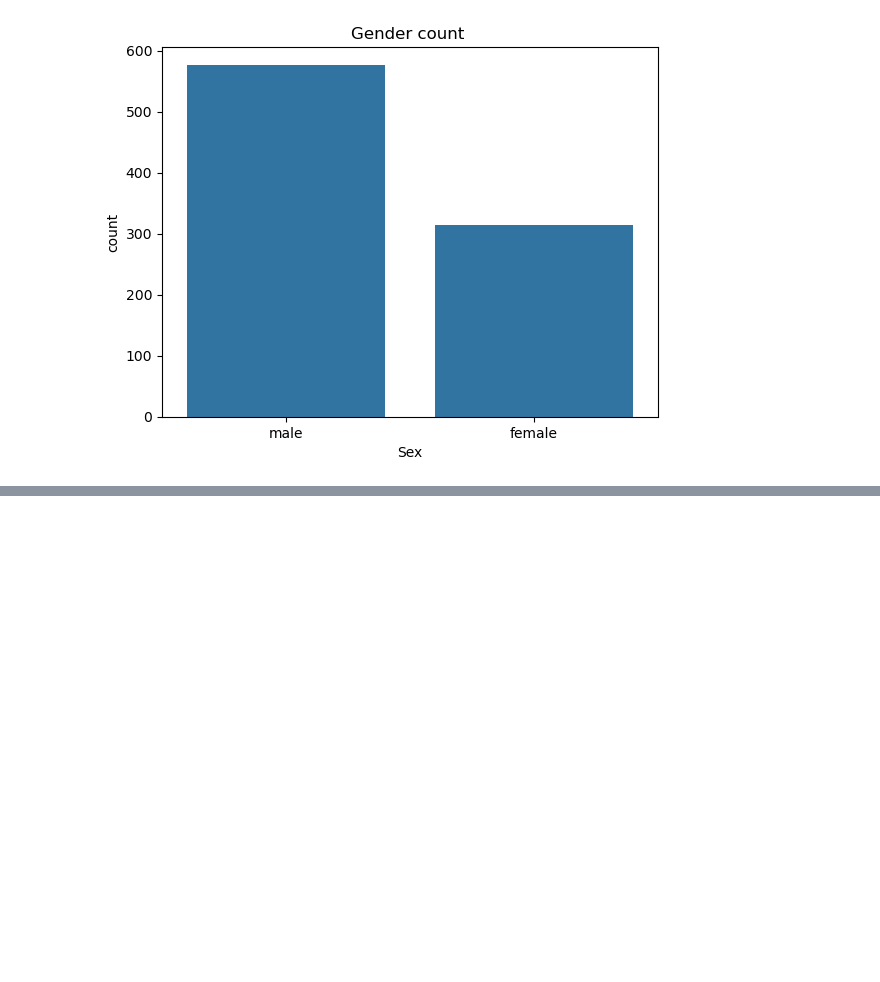
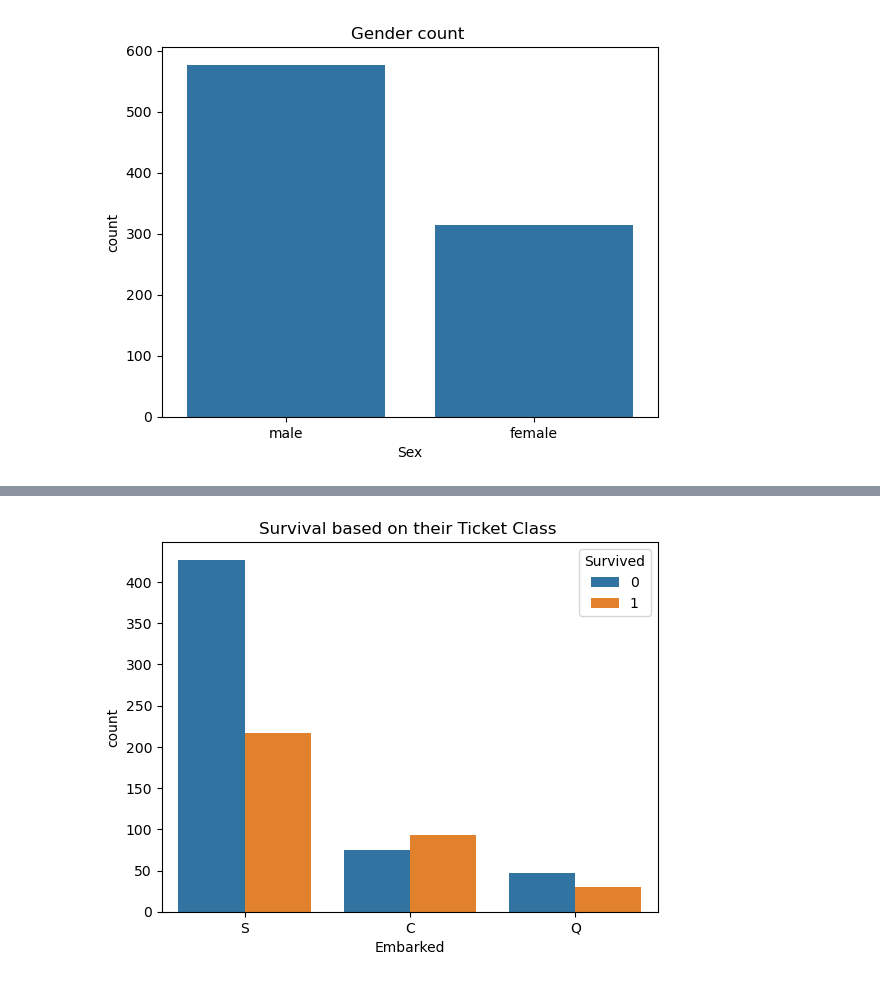
Before and after one commit to sandeshbhatta495/AI, a Jupyter notebook: Titanic Survival projects/titanic survival .ipynb, the cells around one changed output, grey strips where cells are left out. Cells and saved outputs as stored; diff of their text form; code cells hidden in the pictures; blank space fills up the shorter version.

Commit message:
Finalization of step 1 Data visulization

```diff
--- a/Titanic Survival projects/titanic survival .ipynb
+++ b/Titanic Survival projects/titanic survival .ipynb
@@ -104,0 +107,7 @@ plt.show()
+# %%
+
+sns.countplot(x="Embarked", hue="Survived", data=df)
+plt.title("Survival based on their Ticket Class ")
+plt.show()
+# %% [output]
+[figure, added]
```
Also changed, not shown: parts of 8 cells of this notebook.
